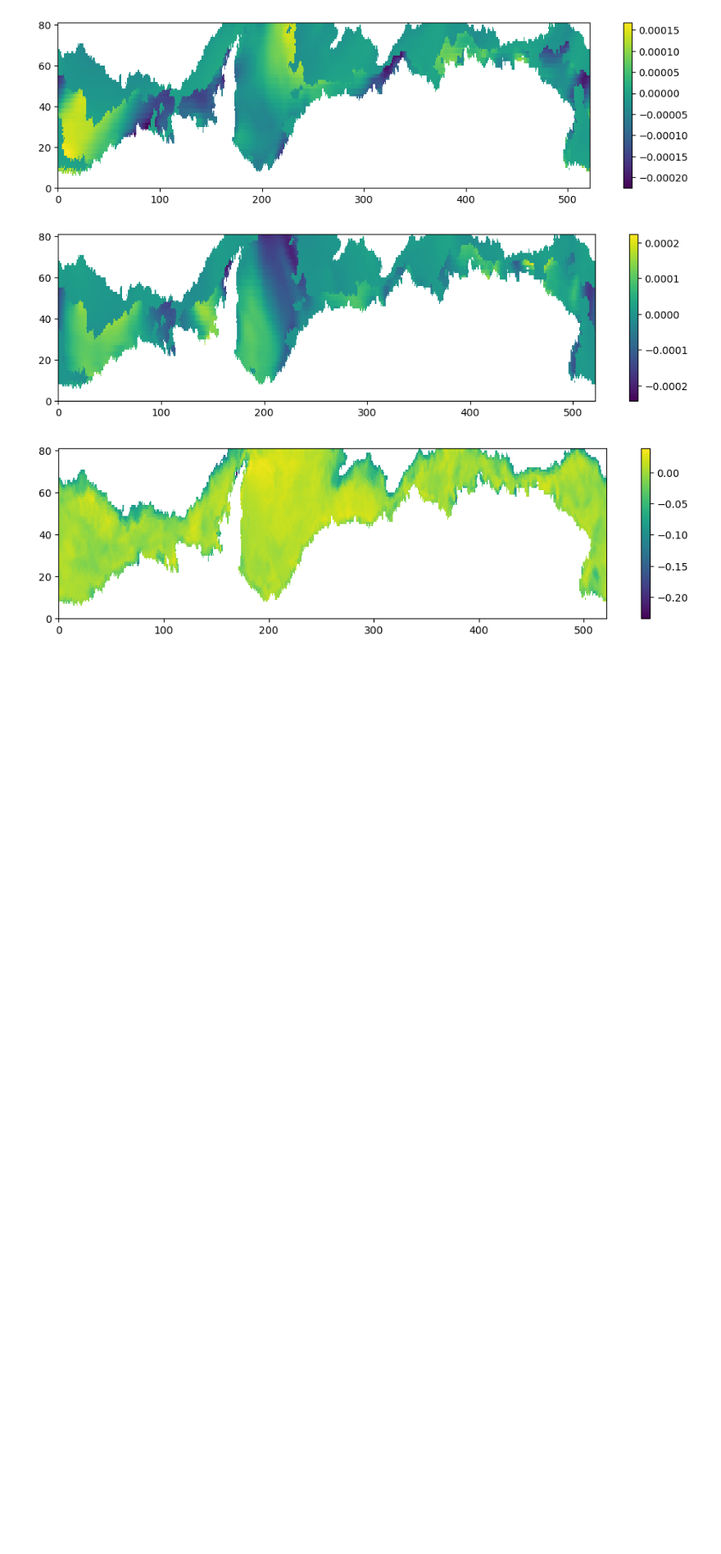
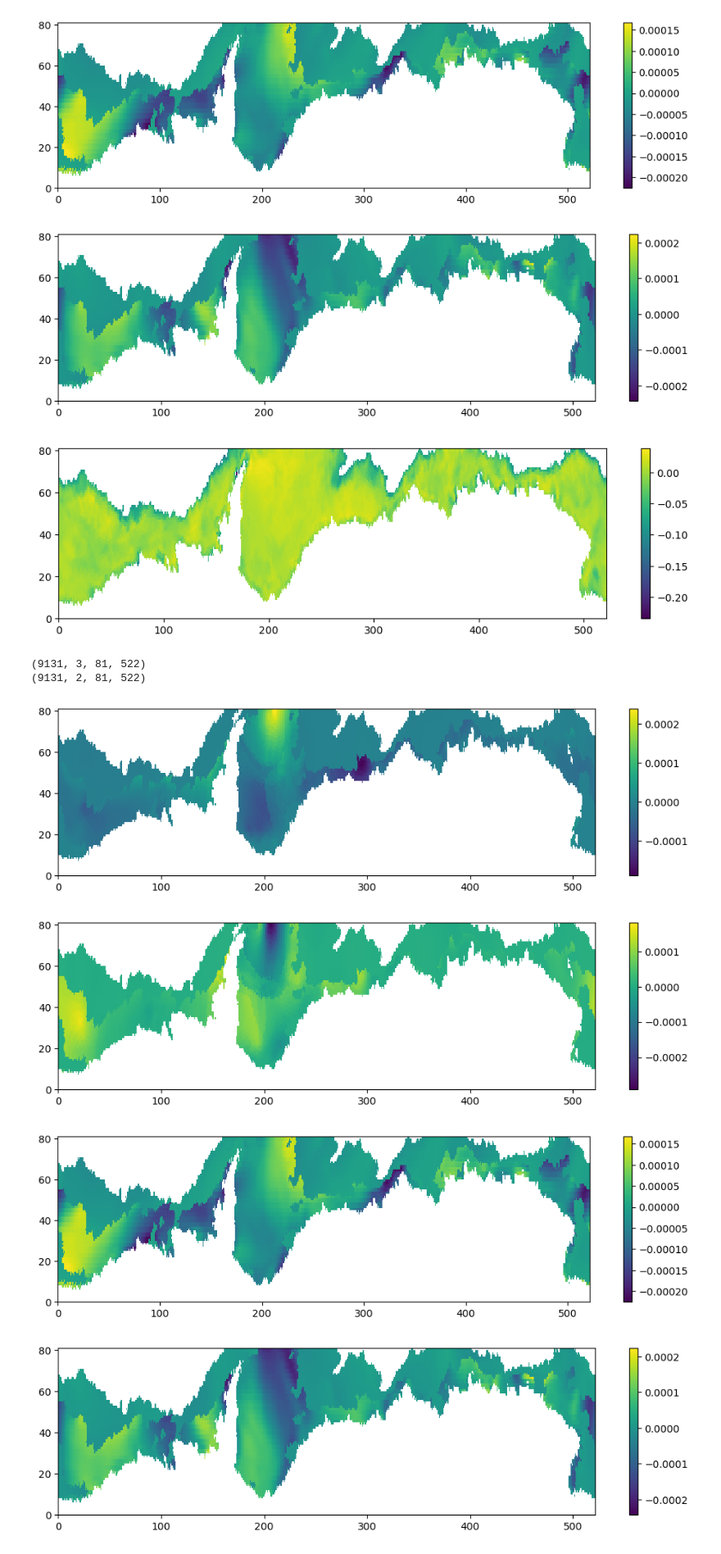
Before and after one commit to jackbassham/thesis-rough, a Jupyter notebook: test_inputs.ipynb, the cells around one changed output. Shown at 82% size. Saved outputs shown, nothing was run; the diff lists cells and outputs as text; code cells hidden in the pictures; blank space fills up the shorter version.

Commit message:
tried new cnn inputs, same difference as new lr inputs with v6 data

```diff
--- a/test_inputs.ipynb
+++ b/test_inputs.ipynb
@@ -122,7 +122,7 @@ invars_train_lr6 = [uit_tr, vit_tr, uwt_tr, vwt_tr, icy_tr]
 (9131, 81, 522)
 (9131, 81, 522)
 # %%
-del_invars = [a - b for a, b in zip(invars_train, invars_train_lr6, )]
+del_invars = [a - b for a, b in zip(invars_train, invars_train_lr6)]
 # %%
 for invar in del_invars:
         plt.figure(figsize = (12,3))
@@ -135,3 +135,45 @@ for invar in del_invars:
 [figure]
 [figure]
 [figure]
+# %%
+# Load new cnn train input variable file
+fnam = 'data/cnn-input/sh/20260107_164301/train_sh19922020_20260107_164301.pt'
+
+# Unpack input variables from .npz file
+x_train, y_train, _ = torch.load(fnam)
+
+x_train = x_train.numpy()
+y_train = y_train.numpy()
+
+x_train[x_train == 0] = np.nan
+y_train[y_train == 0] = np.nan
+
+print(np.shape(x_train))
+print(np.shape(y_train))
+
+uit_tr = y_train[:,0,:,:]
+vit_tr = y_train[:,1,:,:]
+
+
+uwt_tr = x_train[:,0,:,:]
+vwt_tr = x_train[:,1,:,:]
+icy_tr = x_train[:,2,:,:]
+
+# Pack input variables into list
+invars_train_newcnn = [uit_tr, vit_tr, uwt_tr, vwt_tr, icy_tr]
+# %% [output]
+(9131, 3, 81, 522)
+(9131, 2, 81, 522)
+# %%
+del_invars = [a - b for a, b in zip(invars_train_newcnn, invars_trainv6)]
+# %%
+for invar in del_invars:
+        plt.figure(figsize = (12,3))
+        plt.pcolormesh(invar[180,:,:])
+        plt.colorbar()
+        plt.show()
+# %% [output]
+[figure, added]
+[figure, added]
+[figure, added]
+[figure, added]
```
Also changed, not shown: parts of 1 cell of this notebook.
